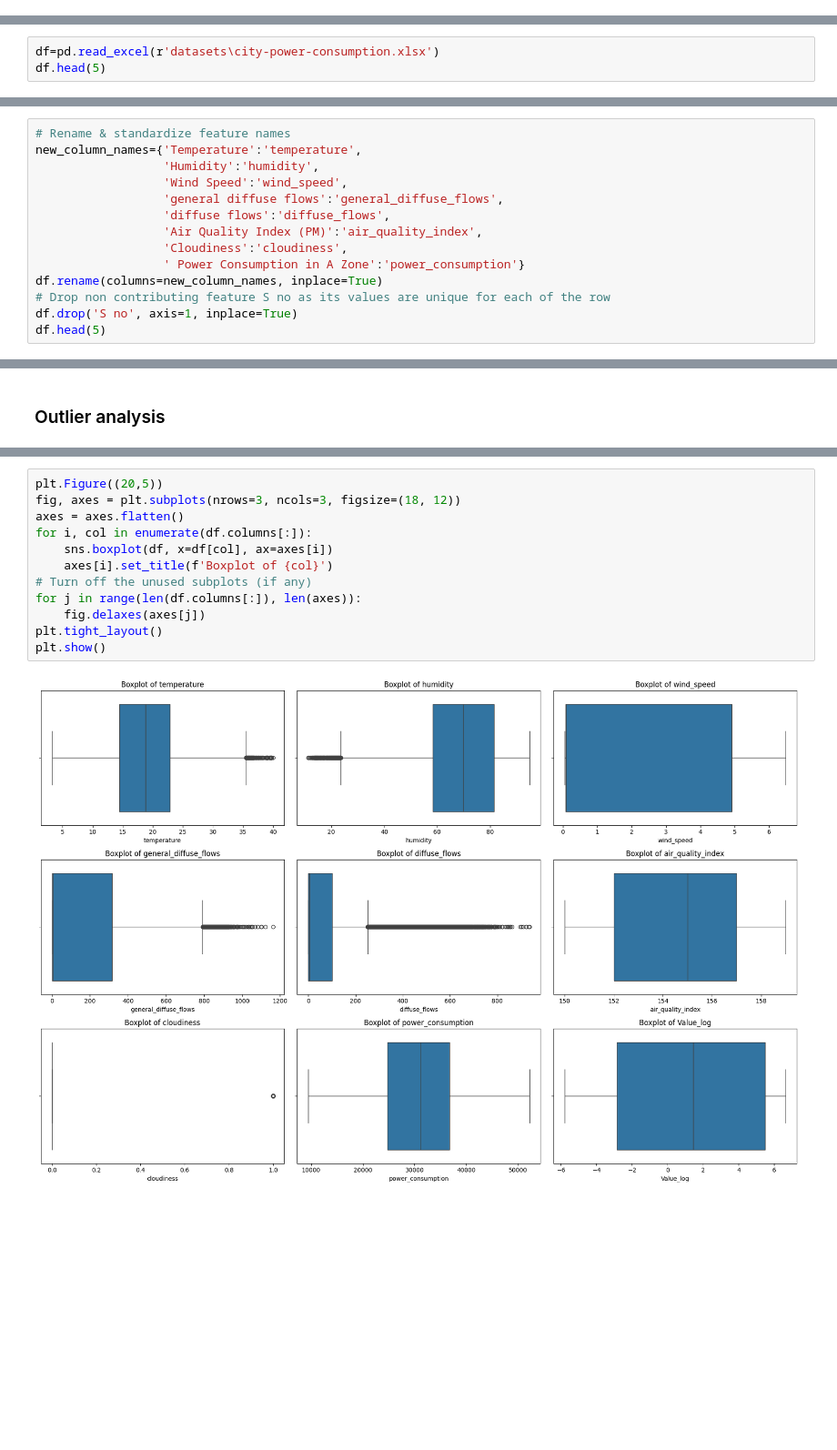
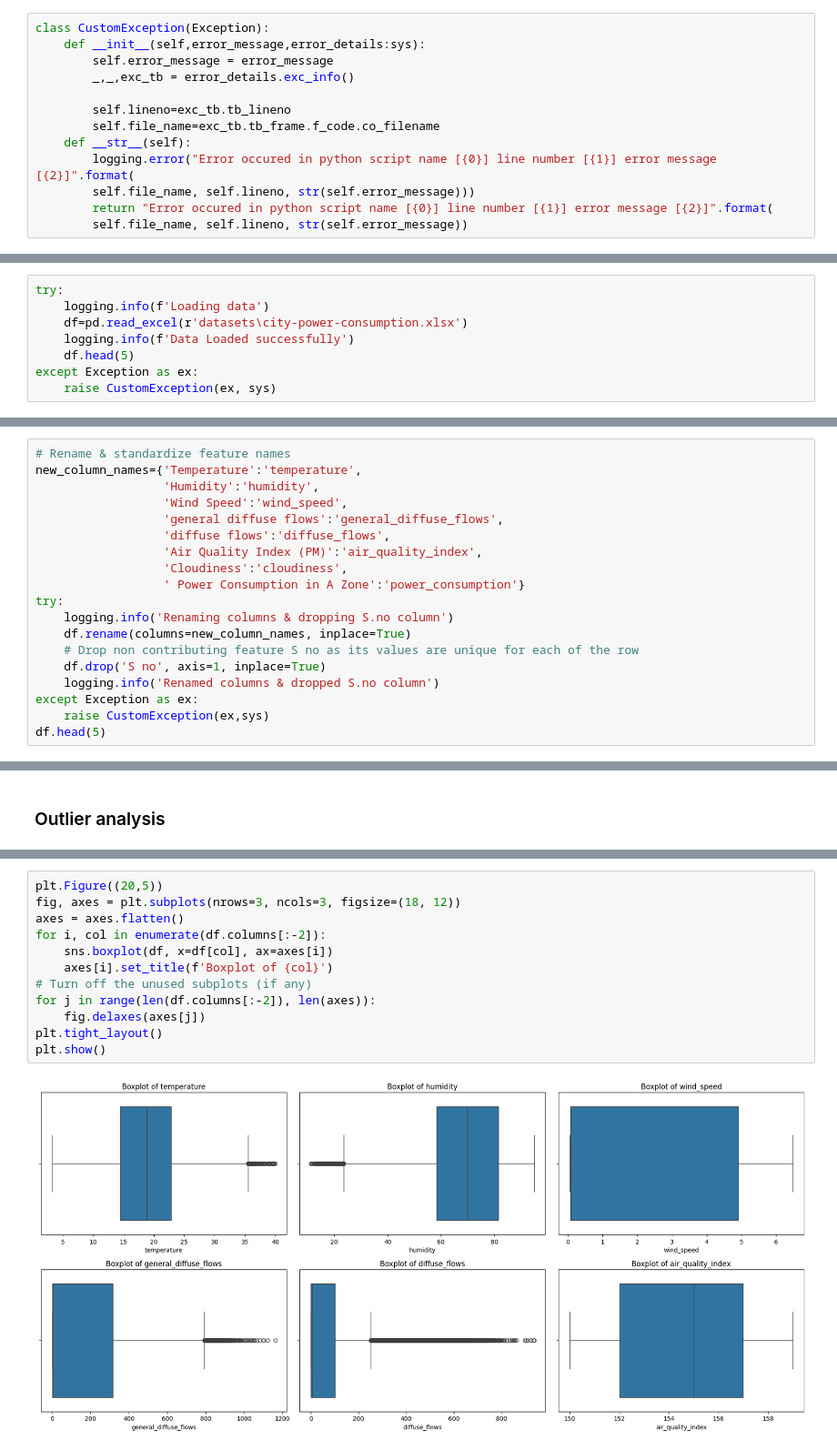
Before and after one commit to nareshrbg/power-consumption-predictor, a Jupyter notebook: power-consumption-predictor.ipynb, the cells around one changed output, grey strips where cells are left out. Shown at 91% size. Cells and saved outputs as stored; diff of their text form; blank space fills up the shorter version.

Commit message:
Added logging and exception handling codes with few outlier analysis

```diff
--- a/power-consumption-predictor.ipynb
+++ b/power-consumption-predictor.ipynb
@@ -25,5 +43,23 @@ from scipy import stats
+# %%
+class CustomException(Exception):
+    def __init__(self,error_message,error_details:sys):
+        self.error_message = error_message
+        _,_,exc_tb = error_details.exc_info()
+
+        self.lineno=exc_tb.tb_lineno
+        self.file_name=exc_tb.tb_frame.f_code.co_filename
+    def __str__(self):
+        logging.error("Error occured in python script name [{0}] line number [{1}] error message [{2}]".format(
+        self.file_name, self.lineno, str(self.error_message)))
+        return "Error occured in python script name [{0}] line number [{1}] error message [{2}]".format(
+        self.file_name, self.lineno, str(self.error_message))
 # %% [markdown]
 ### Data injestion/loading
 # %%
-df=pd.read_excel(r'datasets\city-power-consumption.xlsx')
-df.head(5)
+try:
+    logging.info(f'Loading data')
+    df=pd.read_excel(r'datasets\city-power-consumption.xlsx')
+    logging.info(f'Data Loaded successfully')
+    df.head(5)
+except Exception as ex:
+    raise CustomException(ex, sys)
@@ -92,9 +121,14 @@ new_column_names={'Temperature':'temperature',
                   'Air Quality Index (PM)':'air_quality_index',
                   'Cloudiness':'cloudiness',
                   ' Power Consumption in A Zone':'power_consumption'}
-df.rename(columns=new_column_names, inplace=True)
-# Drop non contributing feature S no as its values are unique for each of the row
-df.drop('S no', axis=1, inplace=True)
+try:
+    logging.info('Renaming columns & dropping S.no column')
+    df.rename(columns=new_column_names, inplace=True)
+    # Drop non contributing feature S no as its values are unique for each of the row
+    df.drop('S no', axis=1, inplace=True)
+    logging.info('Renamed columns & dropped S.no column')
+except Exception as ex:
+    raise CustomException(ex,sys)
 df.head(5)
 # %% [output]
 |  | temperature | humidity | wind_speed | general_diffuse_flows | diffuse_flows | air_quality_index | cloudiness | ... |
@@ -417,14 +443,14 @@ Index(['temperature', 'humidity', 'wind_speed', 'general_diffuse_flows',
 # %%
 plt.Figure((20,5))
 fig, axes = plt.subplots(nrows=3, ncols=3, figsize=(18, 12))
 axes = axes.flatten()
-for i, col in enumerate(df.columns[:]):
+for i, col in enumerate(df.columns[:-2]):
     sns.boxplot(df, x=df[col], ax=axes[i])
     axes[i].set_title(f'Boxplot of {col}')
 # Turn off the unused subplots (if any)
-for j in range(len(df.columns[:]), len(axes)):
+for j in range(len(df.columns[:-2]), len(axes)):
     fig.delaxes(axes[j])
 plt.tight_layout()
 plt.show()
 # %% [output]
-[figure, old version]
+[figure, new version]
```
Also changed, not shown: parts of 19 cells of this notebook.
